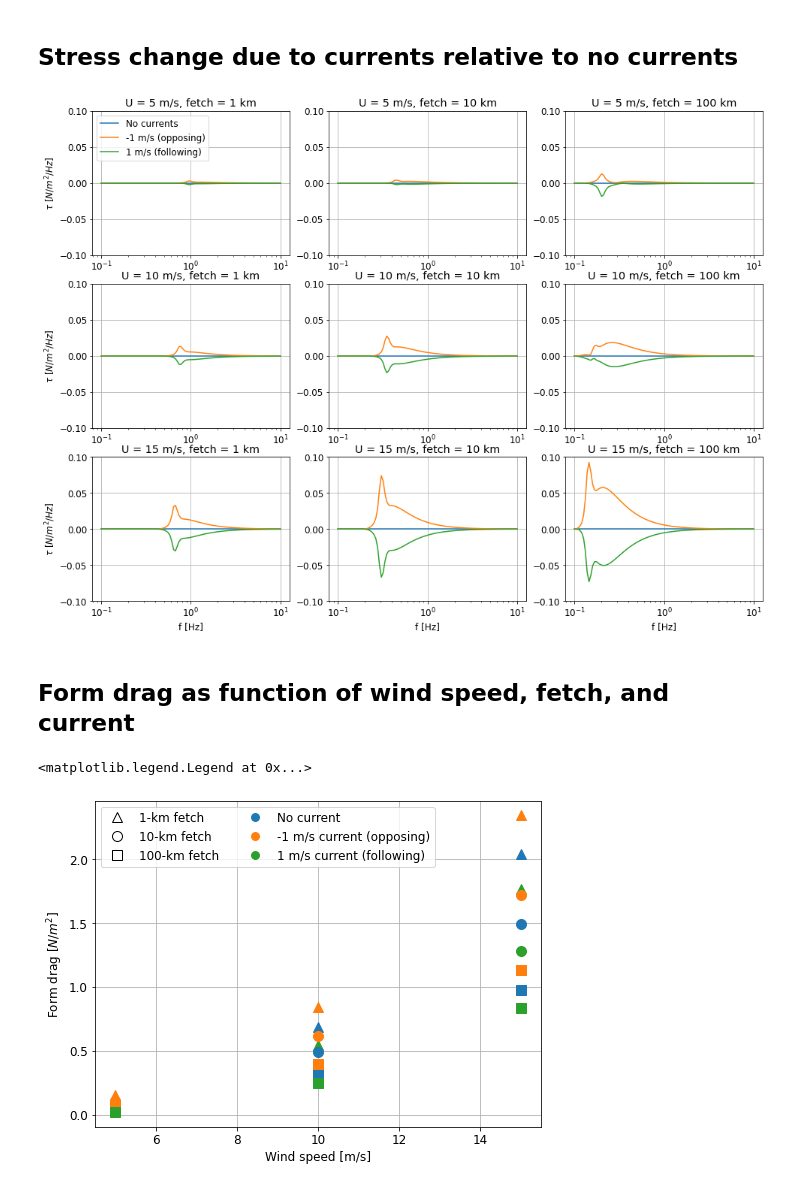
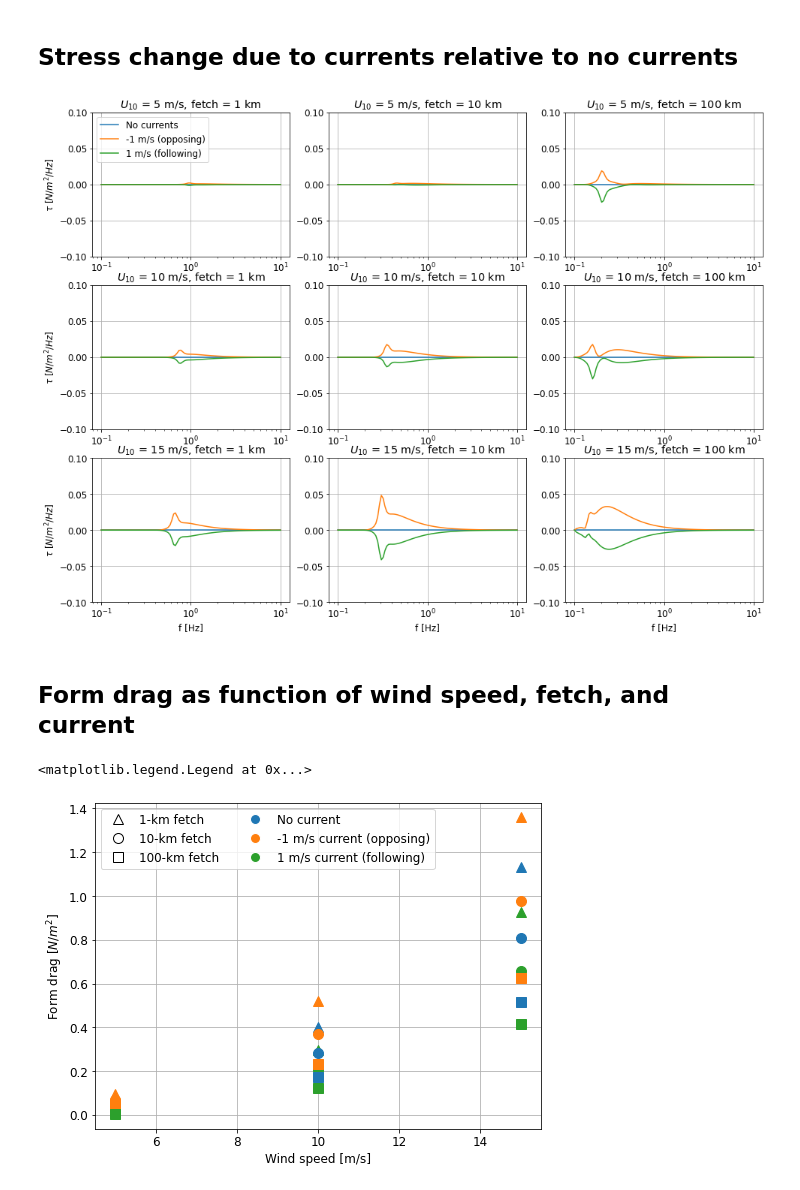
Before and after one commit to sustain-lab/stress-current-interactions, a Jupyter notebook: jonswap.ipynb, the cells around one changed output. Cells and saved outputs as stored; diff of their text form; code cells hidden in the pictures.

```diff
--- a/jonswap.ipynb
+++ b/jonswap.ipynb
@@ -38,6 +42,7 @@ grav_accel = 9.8 # m/s^2
 # %%
 f = np.logspace(-1, 1, 100) # frequency range from 0.1 to 10 Hz
 k = wavenumber(f, water_depth)
+wavelength = 2 * np.pi / k
 Cp = phase_speed(f, k)
 # %% [markdown]
 ## Example wave spectra
@@ -102,0 +127,10 @@ where:
+# %%
+def effective_wind_speed(U10: float, z: np.ndarray) -> np.ndarray:
+    """Returns effective (log-layer average up to z) wind speed
+    at various heights z, given input U10 and array of heights."""
+    ustar = np.sqrt(drag_coefficient_LP1981(U10)) * U10
+    U = np.zeros(z.shape)
+    for n, zref in enumerate(z):
+        zz = np.arange(1e-3, zref + 1e-3, 1e-3) # from 1 mm to zref
+        U[n] = average_wind_speed_in_log_layer(U10, 10, ustar, z)[-1]
+    return U
@@ -156,14 +208,17 @@ $$
 colors = ['tab:blue', 'tab:orange', 'tab:green']
 labels = ['No currents', '-1 m/s (opposing)', '1 m/s (following)']
 fig = plt.figure(figsize=(16, 12))
-for n, wspd in enumerate([5, 10, 15]):
+for n, U10 in enumerate([5, 10, 15]):
     for m, fetch in enumerate([1e3, 1e4, 1e5]):
         ax = plt.subplot2grid((3, 3), (n, m))
-        ax.set_title('U = %i m/s' % wspd + ', fetch = %i km' % (fetch // 1000))
-        F = jonswap(f, wspd, fetch)
+        ax.set_title(r'$U_{10}$ = %i m/s' % U10 + ', fetch = %i km' % (fetch // 1000))
+        F = jonswap(f, U10, fetch)
         Fk = wavenumber_spectrum(f, F, water_depth)
+
+        U_lambda_half = effective_wind_speed(U10, wavelength / 2)
+
         for ncol, current in enumerate([0, -1, 1]):
-            Sin = wind_input(wspd, f, k, Cp, current=current)
+            Sin = wind_input(U_lambda_half, f, k, Cp, current=current)
             tau = rhow * grav_accel * Sin / Cp * Fk
             ax.semilogx(f, tau, label=labels[ncol])
         ax.grid()
@@ -178,16 +233,19 @@ for n, wspd in enumerate([5, 10, 15]):
 colors = ['tab:blue', 'tab:orange', 'tab:green']
 labels = ['No currents', '-1 m/s (opposing)', '1 m/s (following)']
 fig = plt.figure(figsize=(16, 12))
-for n, wspd in enumerate([5, 10, 15]):
+for n, U10 in enumerate([5, 10, 15]):
     for m, fetch in enumerate([1e3, 1e4, 1e5]):
         ax = plt.subplot2grid((3, 3), (n, m))
-        ax.set_title('U = %i m/s' % wspd + ', fetch = %i km' % (fetch // 1000))
-        F = jonswap(f, wspd, fetch)
+        ax.set_title(r'$U_{10}$ = %i m/s' % U10 + ', fetch = %i km' % (fetch // 1000))
+        F = jonswap(f, U10, fetch)
         Fk = wavenumber_spectrum(f, F, water_depth)
-        Sin = wind_input(wspd, f, k, Cp, current=0)
+
+        U_lambda_half = effective_wind_speed(U10, wavelength / 2)
+
+        Sin = wind_input(U_lambda_half, f, k, Cp, current=0)
         tau0 = rhow * grav_accel * Sin / Cp * Fk
         for ncol, current in enumerate([0, -1, 1]):
-            Sin = wind_input(wspd, f, k, Cp, current=current)
+            Sin = wind_input(U_lambda_half, f, k, Cp, current=current)
             tau = rhow * grav_accel * Sin / Cp * Fk
             ax.semilogx(f, tau - tau0, label=labels[ncol])
         ax.grid()
@@ -196,31 +254,32 @@ for n, wspd in enumerate([5, 10, 15]):
         if m == 0: ax.set_ylabel(r'$\tau$ [$N/m^2/Hz$]')
         if n == 0 and m == 0: plt.legend(loc='upper left')
 # %% [output]
-[figure, old version]
+[figure, new version]
 # %% [markdown]
 ## Form drag as function of wind speed, fetch, and current
 # %%
 colors = ['tab:blue', 'tab:orange', 'tab:green']
 markers = ['^', 'o', 's']
 fig = plt.figure(figsize=(8, 6))
-for n, wspd in enumerate([5, 10, 15]):
+for n, U10 in enumerate([5, 10, 15]):
     for m, fetch in enumerate([1e3, 1e4, 1e5]):
-        F = jonswap(f, wspd, fetch)
+        F = jonswap(f, U10, fetch)
         Fk = wavenumber_spectrum(f, F, water_depth)
+        U_lambda_half = effective_wind_speed(U10, wavelength / 2)
         for ncol, current in enumerate([0, -1, 1]):
-            Sin = wind_input(wspd, f, k, Cp, current=current)
+            Sin = wind_input(U_lambda_half, f, k, Cp, current=current)
             tau = form_drag(Sin, Fk, Cp, k)
-            plt.plot(wspd, tau, color=colors[ncol], marker=markers[m], ms=10)
+            plt.plot(U10, tau, color=colors[ncol], marker=markers[m], ms=10)
 plt.grid()
 plt.xlabel('Wind speed [m/s]')
 plt.ylabel('Form drag [$N/m^2$]')
 plt.plot(np.nan, np.nan, linestyle='', mfc='w', mec='k', marker='^', ms=10, label='1-km fetch')
 plt.plot(np.nan, np.nan, linestyle='', mfc='w', mec='k', marker='o', ms=10, label='10-km fetch')
 plt.plot(np.nan, np.nan, linestyle='', mfc='w', mec='k', marker='s', ms=10, label='100-km fetch')
 plt.plot(np.nan, np.nan, linestyle='', mfc='tab:blue', mec='w', marker='o', ms=10, label='No current')
 plt.plot(np.nan, np.nan, linestyle='', mfc='tab:orange', mec='w', marker='o', ms=10, label='-1 m/s current (opposing)')
 plt.plot(np.nan, np.nan, linestyle='', mfc='tab:green', mec='w', marker='o', ms=10, label='1 m/s current (following)')
 plt.legend(ncol=2)
 # %% [output]
 <matplotlib.legend.Legend at 0x...>
-[figure, old version]
+[figure, new version]
```
Also changed, not shown: parts of 12 cells of this notebook.
